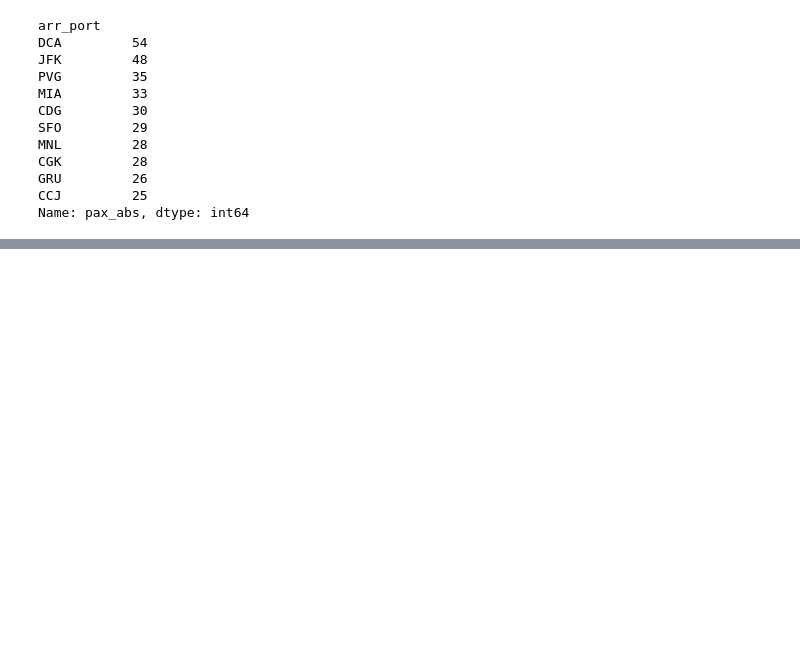
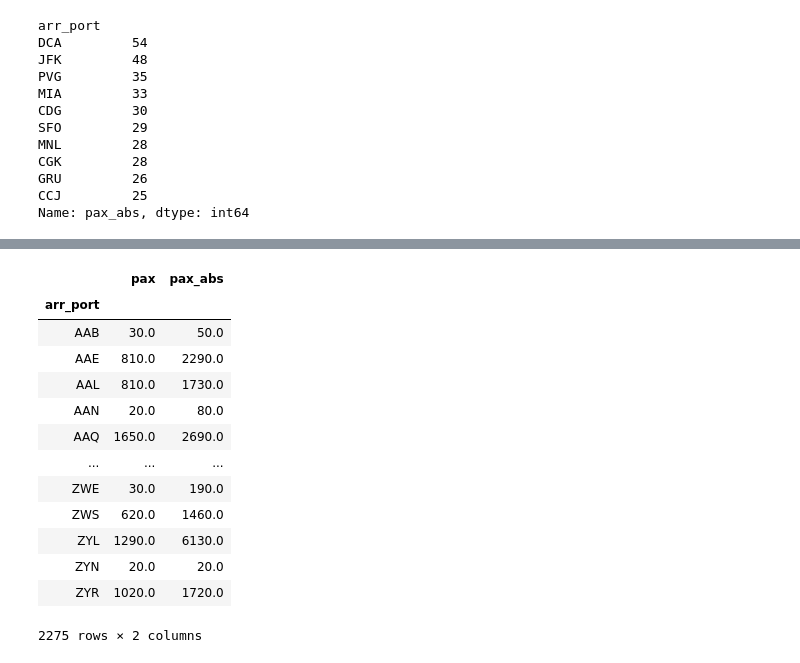
Before and after one commit to daniel-isidro/amadeus_challenge, a Jupyter notebook: amadeus_challenge.ipynb, the cells around one changed output, grey strips where cells are left out. Drawn from its saved outputs; the diff is of its cells as text; code cells hidden in the pictures; blank space fills up the shorter version.

```diff
--- a/amadeus_challenge.ipynb
+++ b/amadeus_challenge.ipynb
@@ -222,0 +261,17 @@ df_bookings = pd.read_csv('bookings.csv.bz2', sep='^', usecols=fields)
+# %%
+df_bookings.groupby('arr_port').sum()
+# %% [output]
+|  | pax | pax_abs |
+| arr_port |  |  |
+| AAB | 30.0 | 50.0 |
+| AAE | 810.0 | 2290.0 |
+| AAL | 810.0 | 1730.0 |
+| AAN | 20.0 | 80.0 |
+| AAQ | 1650.0 | 2690.0 |
+| ... | ... | ... |
+| ZWE | 30.0 | 190.0 |
+| ZWS | 620.0 | 1460.0 |
+| ZYL | 1290.0 | 6130.0 |
+| ZYN | 20.0 | 20.0 |
+| ZYR | 1020.0 | 1720.0 |
+2275 rows × 2 columns
```
Also changed, not shown: parts of 5 cells of this notebook.
